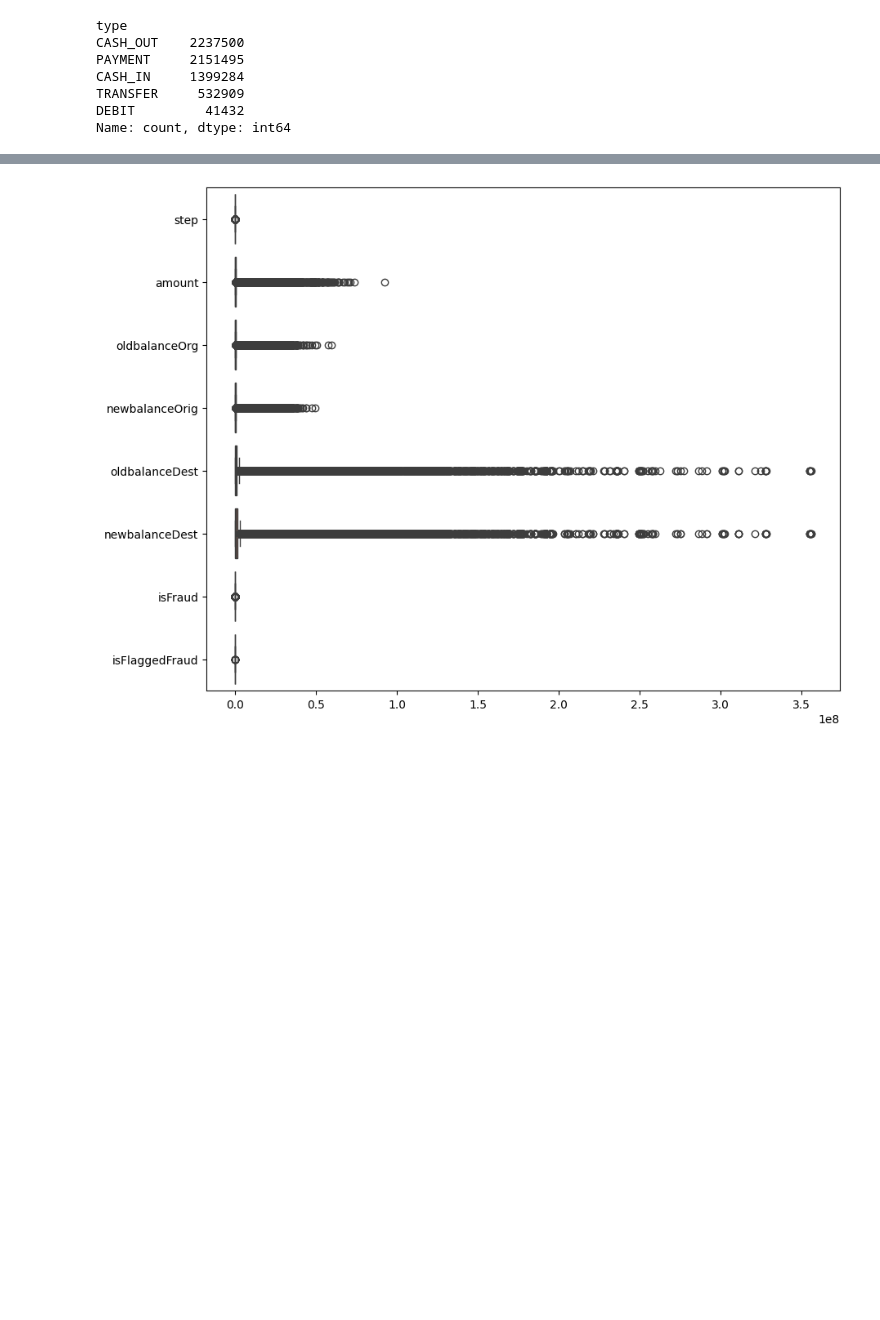
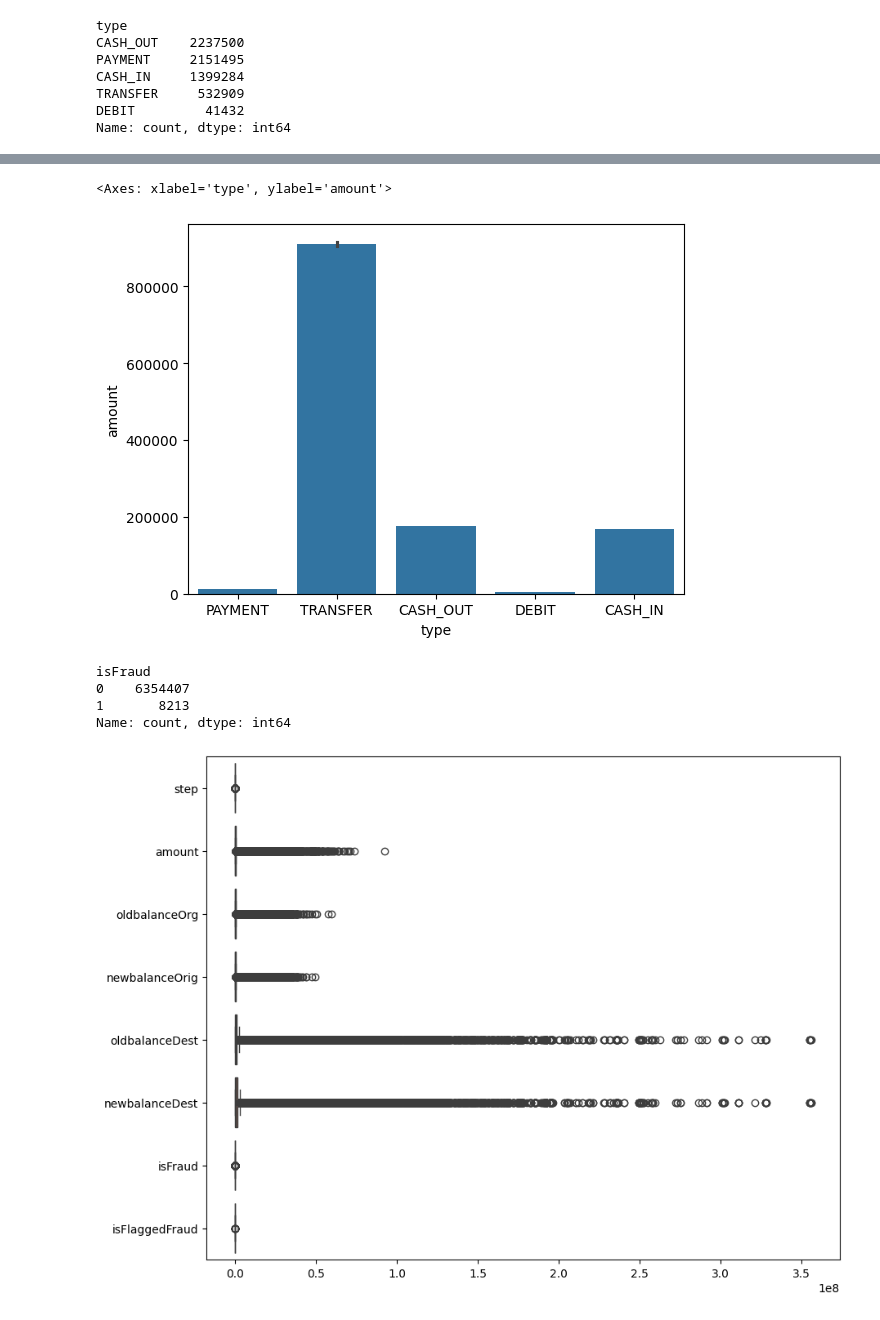
Before and after one commit to Subodhtiwari2003/Online-Payment-Fraud-Detection, a Jupyter notebook: online-payment-fraud-detection.ipynb, the cells around one changed output, grey strips where cells are left out. Drawn from its saved outputs; the diff is of its cells as text; code cells hidden in the pictures; blank space fills up the shorter version.

```diff
--- a/online-payment-fraud-detection.ipynb
+++ b/online-payment-fraud-detection.ipynb
@@ -75 +80,13 @@ Name: count, dtype: int64
+# %%
+sns.barplot(x='type', y='amount', data=df)
+# %% [output]
+<Axes: xlabel='type', ylabel='amount'>
+[figure, added]
+# %%
+df['isFraud'].value_counts()
+# %% [output]
+isFraud
+0    6354407
+1       8213
+Name: count, dtype: int64
 # %%
```
Also changed, not shown: parts of 5 cells of this notebook.
